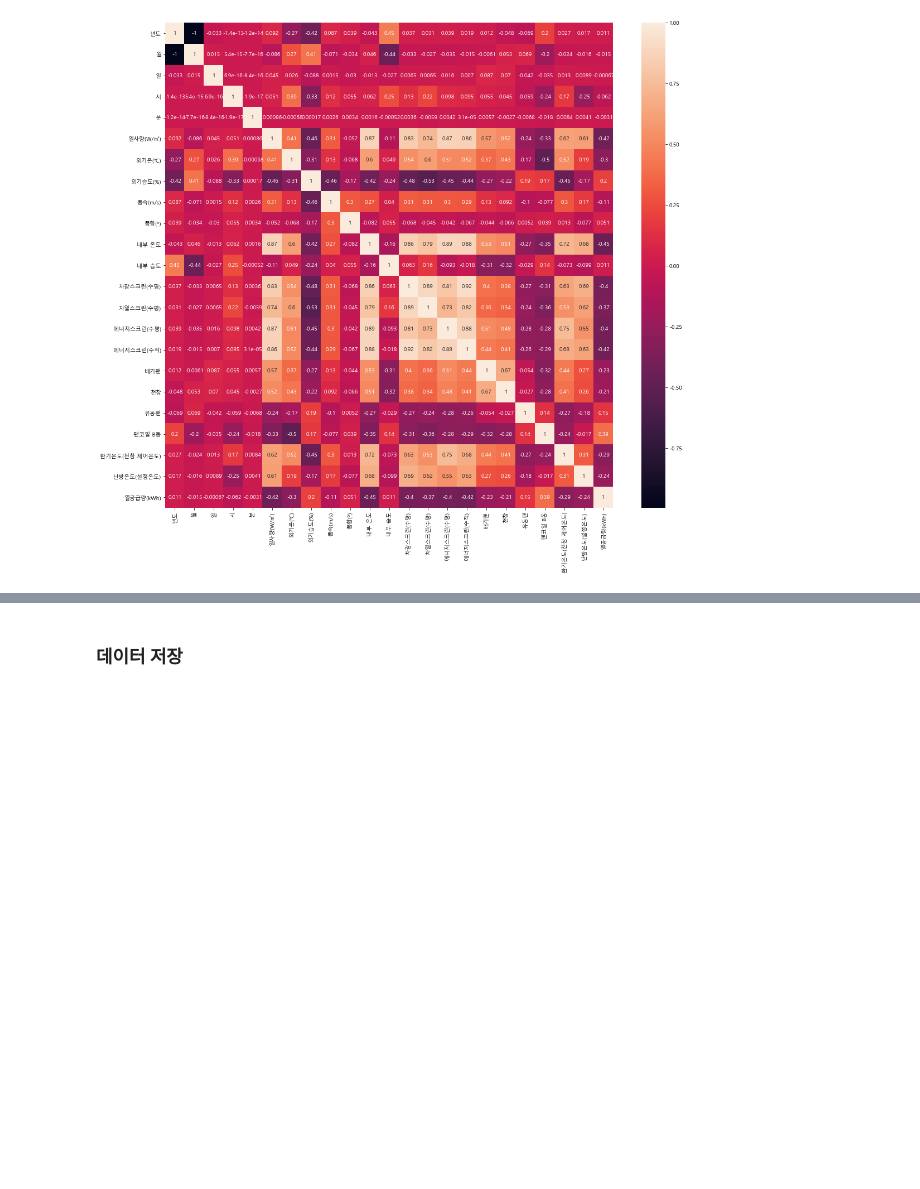
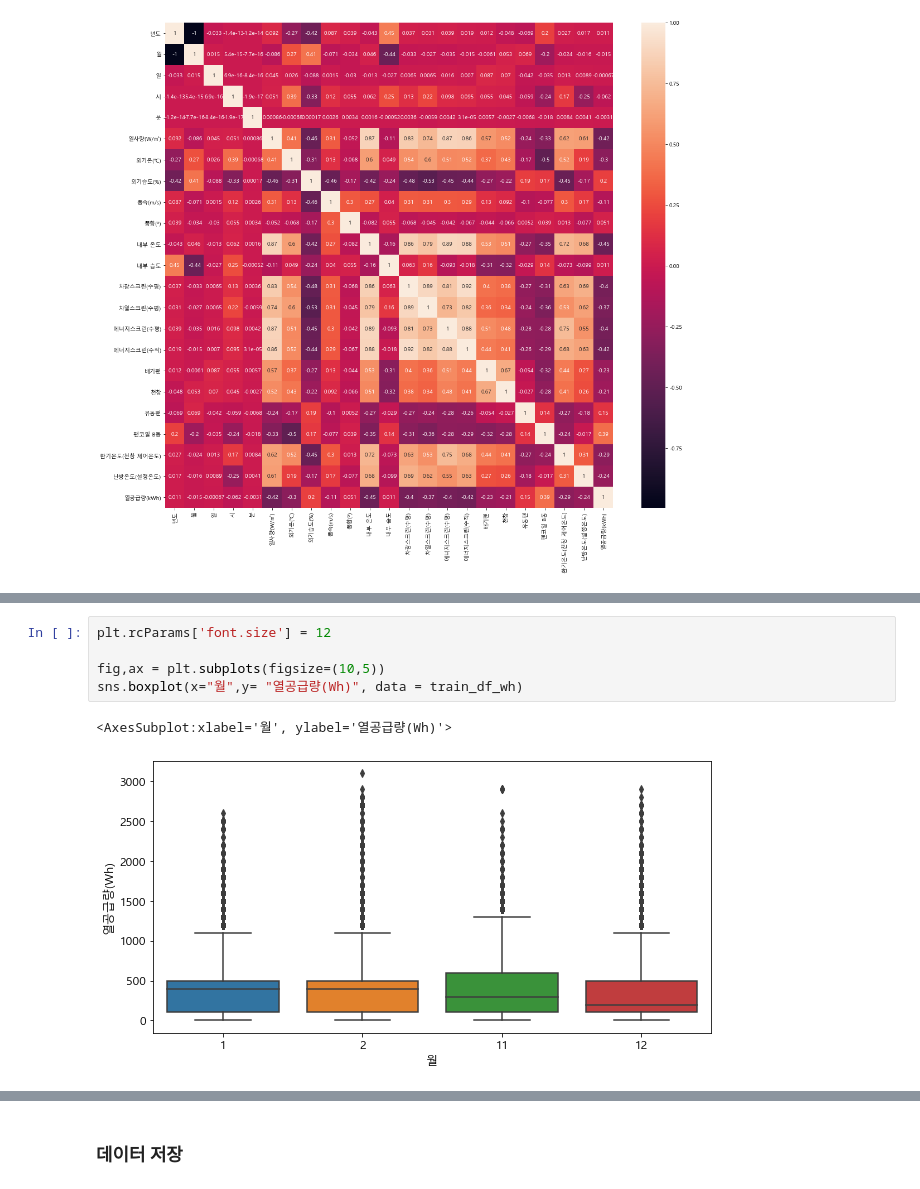
Before and after one commit to yxbxn/smart_farm, a Jupyter notebook: EDA.ipynb, the cells around one changed output, grey strips where cells are left out. Saved outputs shown, nothing was run; the diff lists cells and outputs as text; blank space fills up the shorter version.

```diff
--- a/EDA.ipynb
+++ b/EDA.ipynb
@@ -798,0 +840,8 @@ plt.show()
+# %%
+plt.rcParams['font.size'] = 12
+
+fig,ax = plt.subplots(figsize=(10,5))
+sns.boxplot(x="월",y= "열공급량(Wh)", data = train_df_wh)
+# %% [output]
+<AxesSubplot:xlabel='월', ylabel='열공급량(Wh)'>
+[figure, added]
```
Also changed, not shown: parts of 12 cells of this notebook.
